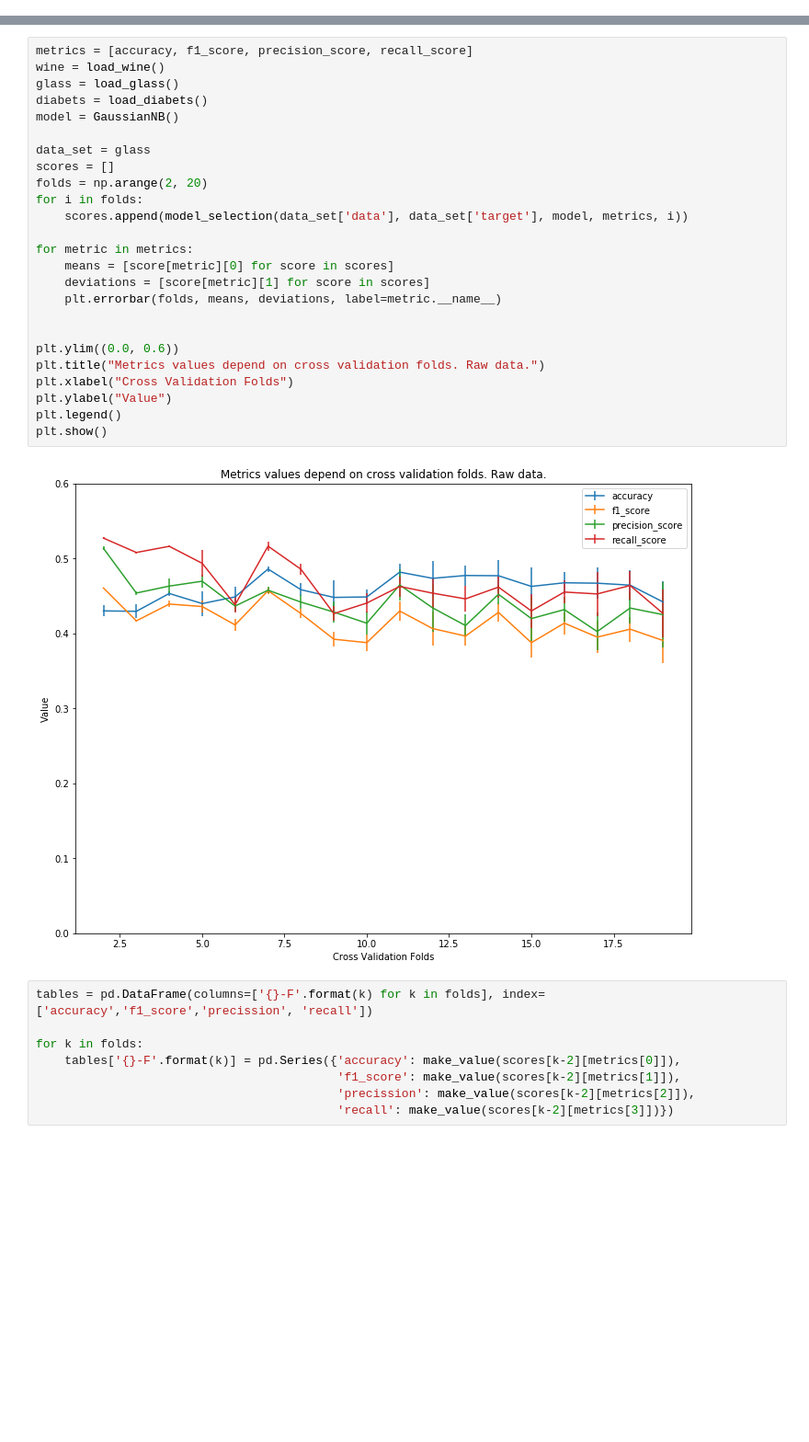
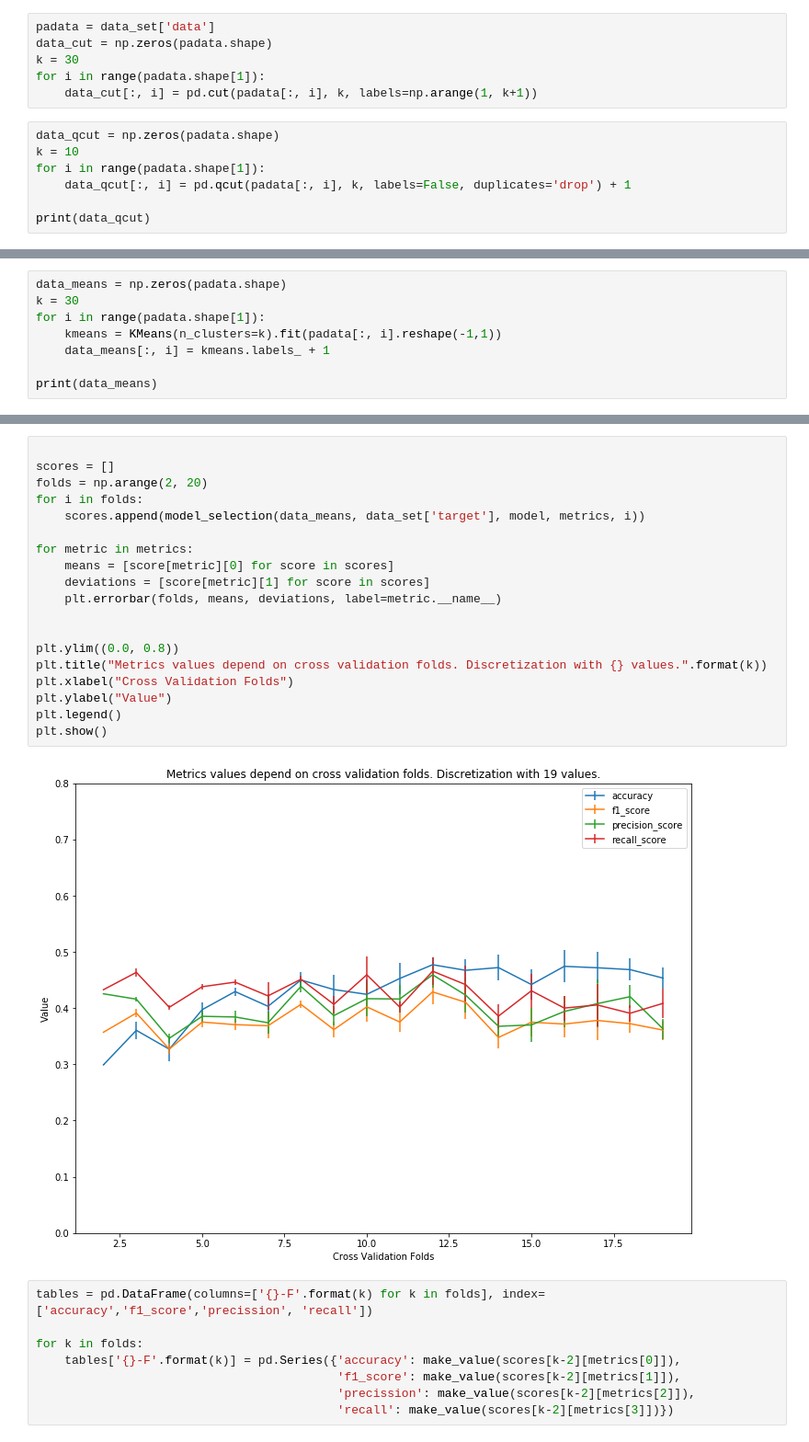
Before and after one commit to PiotrGrzybowski/InductiveDataAnalysis, a Jupyter notebook: data/notebooks/Plotting.ipynb, the cells around one changed output, grey strips where cells are left out. Shown at 92% size. Drawn from its saved outputs; the diff is of its cells as text; blank space fills up the shorter version.

```diff
--- a/data/notebooks/Plotting.ipynb
+++ b/data/notebooks/Plotting.ipynb
@@ -45,0 +76,13 @@ plt.rcParams["figure.figsize"] = (12, 9)
+# %%
+padata = data_set['data']
+data_cut = np.zeros(padata.shape)
+k = 30
+for i in range(padata.shape[1]):
+    data_cut[:, i] = pd.cut(padata[:, i], k, labels=np.arange(1, k+1))
+# %%
+data_qcut = np.zeros(padata.shape)
+k = 10
+for i in range(padata.shape[1]):
+    data_qcut[:, i] = pd.qcut(padata[:, i], k, labels=False, duplicates='drop') + 1
+
+print(data_qcut)
@@ -45,0 +97,8 @@ plt.rcParams["figure.figsize"] = (12, 9)
+# %%
+data_means = np.zeros(padata.shape)
+k = 30
+for i in range(padata.shape[1]):
+    kmeans = KMeans(n_clusters=k).fit(padata[:, i].reshape(-1,1))
+    data_means[:, i] = kmeans.labels_ + 1
+
+print(data_means)
@@ -46,30 +113,24 @@ plt.rcParams["figure.figsize"] = (12, 9)
 # %%
-metrics = [accuracy, f1_score, precision_score, recall_score]
-wine = load_wine()
-glass = load_glass()
-diabets = load_diabets()
-model = GaussianNB()
 
-data_set = glass
 scores = []
 folds = np.arange(2, 20)
 for i in folds:
-    scores.append(model_selection(data_set['data'], data_set['target'], model, metrics, i))
+    scores.append(model_selection(data_means, data_set['target'], model, metrics, i))
 
 for metric in metrics:
     means = [score[metric][0] for score in scores]
     deviations = [score[metric][1] for score in scores]
     plt.errorbar(folds, means, deviations, label=metric.__name__)
 
 
-plt.ylim((0.0, 0.6))
-plt.title("Metrics values depend on cross validation folds. Raw data.")
+plt.ylim((0.0, 0.8))
+plt.title("Metrics values depend on cross validation folds. Discretization with {} values.".format(k))
 plt.xlabel("Cross Validation Folds")
 plt.ylabel("Value")
 plt.legend()
 plt.show()
 # %% [output]
-[figure, old version]
+[figure, new version]
 # %%
 tables = pd.DataFrame(columns=['{}-F'.format(k) for k in folds], index=['accuracy','f1_score','precission', 'recall'])
 
```
Also changed, not shown: parts of 7 cells of this notebook.
